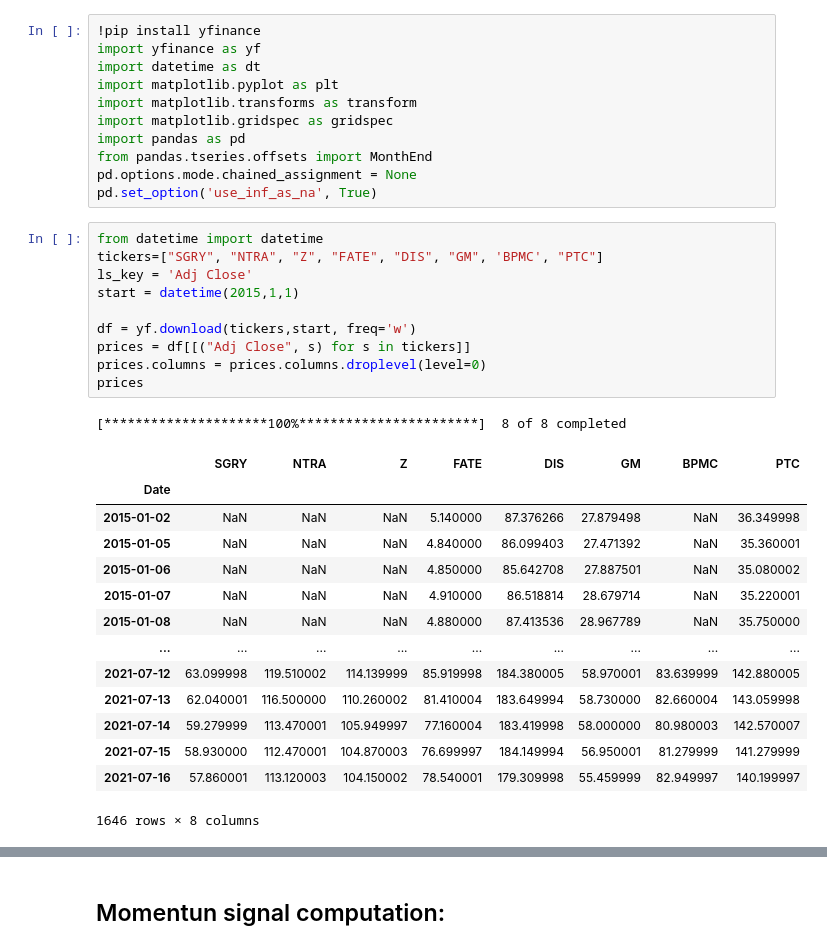
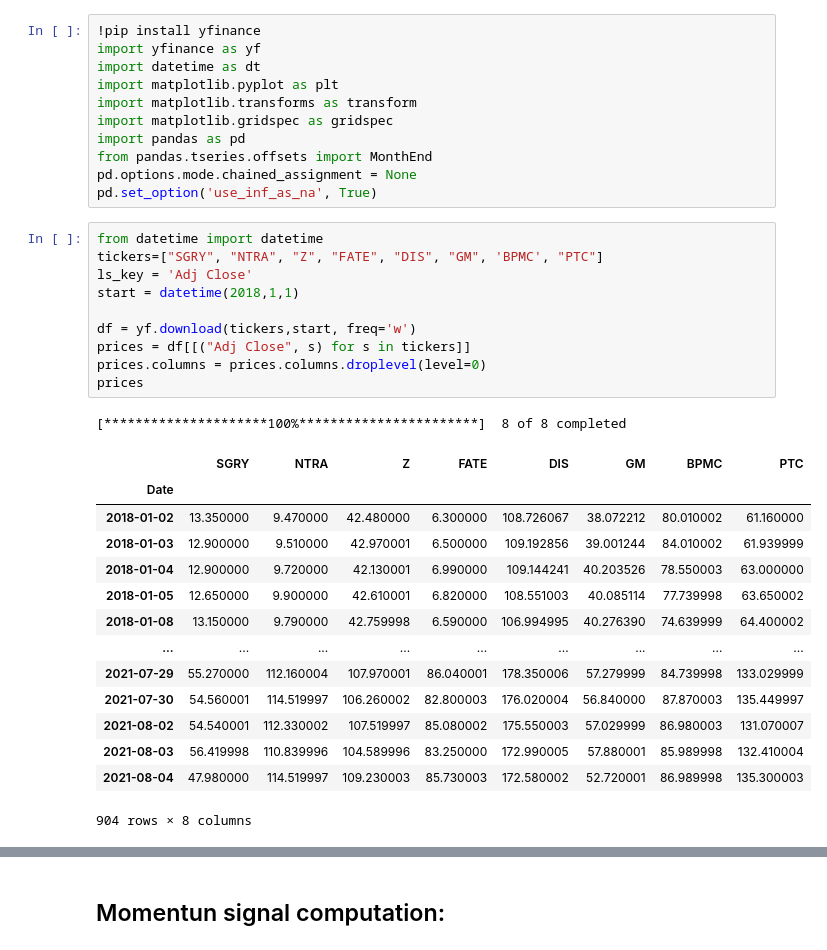
Before and after one commit to saritmaitra/Momentum_Trading, a Jupyter notebook: Weekly_Series_Momentum_Signal.ipynb, the cells around one changed output, grey strips where cells are left out. Cells and saved outputs as stored; diff of their text form.

```diff
--- a/Weekly_Series_Momentum_Signal.ipynb
+++ b/Weekly_Series_Momentum_Signal.ipynb
@@ -14,29 +14,29 @@ pd.set_option('use_inf_as_na', True)
 # %%
 from datetime import datetime
 tickers=["SGRY", "NTRA", "Z", "FATE", "DIS", "GM", 'BPMC', "PTC"]
 ls_key = 'Adj Close'
-start = datetime(2015,1,1)
+start = datetime(2018,1,1)
 
 df = yf.download(tickers,start, freq='w')
 prices = df[[("Adj Close", s) for s in tickers]]
 prices.columns = prices.columns.droplevel(level=0)
 prices
 # %% [output]
 [*********************100%***********************]  8 of 8 completed
 |  | SGRY | NTRA | Z | FATE | DIS | GM | BPMC | PTC |
 | Date |  |  |  |  |  |  |  |  |
-| 2015-01-02 | NaN | NaN | NaN | 5.140000 | 87.376266 | 27.879498 | NaN | 36.349998 |
-| 2015-01-05 | NaN | NaN | NaN | 4.840000 | 86.099403 | 27.471392 | NaN | 35.360001 |
-| 2015-01-06 | NaN | NaN | NaN | 4.850000 | 85.642708 | 27.887501 | NaN | 35.080002 |
-| 2015-01-07 | NaN | NaN | NaN | 4.910000 | 86.518814 | 28.679714 | NaN | 35.220001 |
-| 2015-01-08 | NaN | NaN | NaN | 4.880000 | 87.413536 | 28.967789 | NaN | 35.750000 |
+| 2018-01-02 | 13.350000 | 9.470000 | 42.480000 | 6.300000 | 108.726067 | 38.072212 | 80.010002 | 61.160000 |
+| 2018-01-03 | 12.900000 | 9.510000 | 42.970001 | 6.500000 | 109.192856 | 39.001244 | 84.010002 | 61.939999 |
+| 2018-01-04 | 12.900000 | 9.720000 | 42.130001 | 6.990000 | 109.144241 | 40.203526 | 78.550003 | 63.000000 |
+| 2018-01-05 | 12.650000 | 9.900000 | 42.610001 | 6.820000 | 108.551003 | 40.085114 | 77.739998 | 63.650002 |
+| 2018-01-08 | 13.150000 | 9.790000 | 42.759998 | 6.590000 | 106.994995 | 40.276390 | 74.639999 | 64.400002 |
 | ... | ... | ... | ... | ... | ... | ... | ... | ... |
-| 2021-07-12 | 63.099998 | 119.510002 | 114.139999 | 85.919998 | 184.380005 | 58.970001 | 83.639999 | 142.880005 |
-| 2021-07-13 | 62.040001 | 116.500000 | 110.260002 | 81.410004 | 183.649994 | 58.730000 | 82.660004 | 143.059998 |
-| 2021-07-14 | 59.279999 | 113.470001 | 105.949997 | 77.160004 | 183.419998 | 58.000000 | 80.980003 | 142.570007 |
-| 2021-07-15 | 58.930000 | 112.470001 | 104.870003 | 76.699997 | 184.149994 | 56.950001 | 81.279999 | 141.279999 |
-| 2021-07-16 | 57.860001 | 113.120003 | 104.150002 | 78.540001 | 179.309998 | 55.459999 | 82.949997 | 140.199997 |
+| 2021-07-29 | 55.270000 | 112.160004 | 107.970001 | 86.040001 | 178.350006 | 57.279999 | 84.739998 | 133.029999 |
+| 2021-07-30 | 54.560001 | 114.519997 | 106.260002 | 82.800003 | 176.020004 | 56.840000 | 87.870003 | 135.449997 |
+| 2021-08-02 | 54.540001 | 112.330002 | 107.519997 | 85.080002 | 175.550003 | 57.029999 | 86.980003 | 131.070007 |
+| 2021-08-03 | 56.419998 | 110.839996 | 104.589996 | 83.250000 | 172.990005 | 57.880001 | 85.989998 | 132.410004 |
+| 2021-08-04 | 47.980000 | 114.519997 | 109.230003 | 85.730003 | 172.580002 | 52.720001 | 86.989998 | 135.300003 |
-1646 rows × 8 columns
+904 rows × 8 columns
 # %%
 plt.figure(figsize= (15,8))
 plt.plot(prices, label = 'Daily Closing price' )
```
Also changed, not shown: parts of 14 cells of this notebook.
